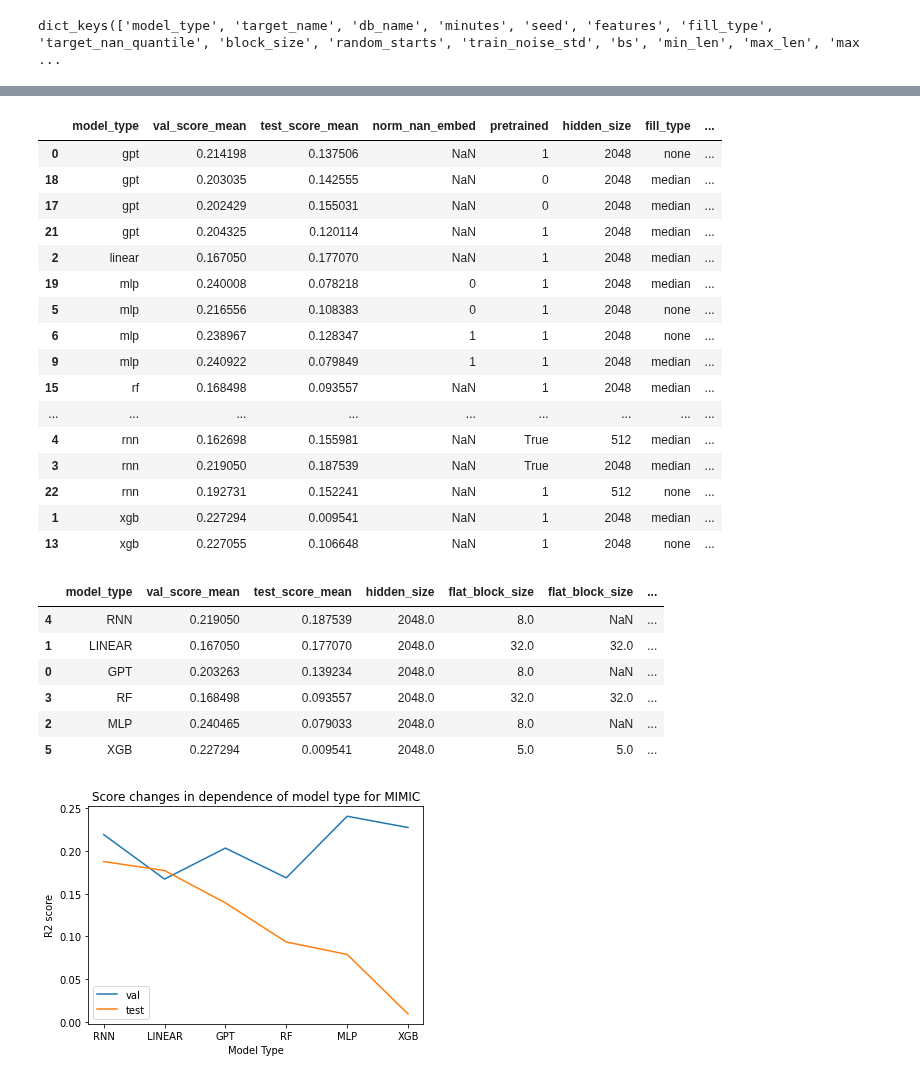
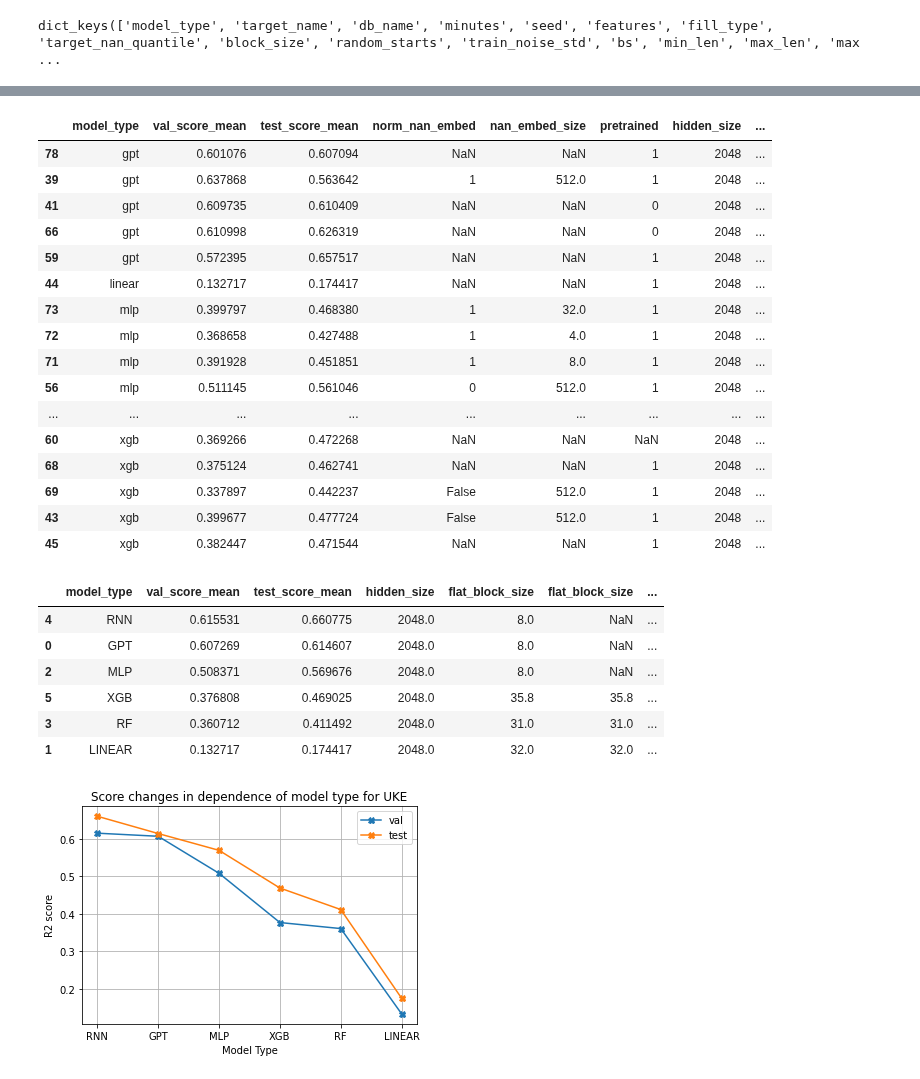
Before and after one commit to NotNANtoN/icp_prediction, a Jupyter notebook: analyze_tunings.ipynb, the cells around one changed output, grey strips where cells are left out. Saved outputs shown, nothing was run; the diff lists cells and outputs as text; code cells hidden in the pictures.

```diff
--- a/analyze_tunings.ipynb
+++ b/analyze_tunings.ipynb
@@ -92,5 +131,6 @@ sns.jointplot(x=x, y=y, data=all_df)
 # %%
 all_df = all_df.drop(columns=["tree_method", "gpu"])
+all_df = all_df[all_df["freeze_nan_embed"] != 1].drop(columns=["freeze_nan_embed"])
 # %%
 final_df = all_df[all_df["max_epochs"] == 30]
 final_df = final_df[final_df["opt_steps"] == 200]
@@ -111,6 +151,7 @@ Index(['model_type', 'db_name', 'fill_type', 'bs', 'max_epochs', 'lr',
       dtype='object')
 # %%
 score_comp = final_df[["model_type", "db_name", "val_score_mean", "test_score_mean", "norm_nan_embed",
+                       "nan_embed_size",
                       "pretrained", "hidden_size", "fill_type", "flat_block_size", "val_score_std",
                       "test_score_std"]]
 # %%
@@ -133,5 +194,5 @@ Index(['model_type', 'db_name', 'fill_type', 'bs', 'max_epochs', 'lr',
 # %%
-db = "MIMIC"
+db = "UKE"
 fill_type = "median"# "none", "median"
 
 plot_df = score_comp[score_comp["db_name"] == db].sort_values("model_type").drop(columns=["db_name"])
@@ -142,11 +203,15 @@ import matplotlib.pyplot as plt
 
 # rnn best hidden size
 rnn_df = first_models[first_models["model_type"] == "rnn"].sort_values("hidden_size").copy()
-ax1 = rnn_df.plot(x="hidden_size", y="val_score_mean", kind="line", label="val")
-rnn_df.plot(x="hidden_size", y="test_score_mean", kind="line", ax=ax1, label="test")
+ax1 = rnn_df.plot(x="hidden_size", y="val_score_mean", kind="line", label="val", style="-X")
+ax = rnn_df.plot(x="hidden_size", y="test_score_mean", kind="line", ax=ax1, label="test", style="-X")
+plt.grid(True)
 plt.ylabel("R2 score")
 plt.xlabel("Hidden Size")
 plt.title(f"Score changes in dependence of hidden size for {db}")
+# x-axis in log2 scale
+#plt.xscale('log', base=2)
+
 rnn_df[["hidden_size", "val_score_mean", "val_score_std", "test_score_mean", "test_score_std"]]
 # %% [output]
 |  | hidden_size | val_score_mean | val_score_std | test_score_mean | test_score_std |
@@ -161,48 +225,52 @@ rnn_df[["hidden_size", "val_score_mean", "val_score_std", "test_score_mean", "te
 # %%
 plot_df
 # %% [output]
-|  | model_type | val_score_mean | test_score_mean | norm_nan_embed | pretrained | hidden_size | fill_type | ... |
-| 0 | gpt | 0.214198 | 0.137506 | NaN | 1 | 2048 | none | ... |
-| 18 | gpt | 0.203035 | 0.142555 | NaN | 0 | 2048 | median | ... |
-| 17 | gpt | 0.202429 | 0.155031 | NaN | 0 | 2048 | median | ... |
-| 21 | gpt | 0.204325 | 0.120114 | NaN | 1 | 2048 | median | ... |
-| 2 | linear | 0.167050 | 0.177070 | NaN | 1 | 2048 | median | ... |
-| 19 | mlp | 0.240008 | 0.078218 | 0 | 1 | 2048 | median | ... |
-| 5 | mlp | 0.216556 | 0.108383 | 0 | 1 | 2048 | none | ... |
-| 6 | mlp | 0.238967 | 0.128347 | 1 | 1 | 2048 | none | ... |
-| 9 | mlp | 0.240922 | 0.079849 | 1 | 1 | 2048 | median | ... |
-| 15 | rf | 0.168498 | 0.093557 | NaN | 1 | 2048 | median | ... |
+|  | model_type | val_score_mean | test_score_mean | norm_nan_embed | nan_embed_size | pretrained | hidden_size | ... |
+| 78 | gpt | 0.601076 | 0.607094 | NaN | NaN | 1 | 2048 | ... |
+| 39 | gpt | 0.637868 | 0.563642 | 1 | 512.0 | 1 | 2048 | ... |
+| 41 | gpt | 0.609735 | 0.610409 | NaN | NaN | 0 | 2048 | ... |
+| 66 | gpt | 0.610998 | 0.626319 | NaN | NaN | 0 | 2048 | ... |
+| 59 | gpt | 0.572395 | 0.657517 | NaN | NaN | 1 | 2048 | ... |
+| 44 | linear | 0.132717 | 0.174417 | NaN | NaN | 1 | 2048 | ... |
+| 73 | mlp | 0.399797 | 0.468380 | 1 | 32.0 | 1 | 2048 | ... |
+| 72 | mlp | 0.368658 | 0.427488 | 1 | 4.0 | 1 | 2048 | ... |
+| 71 | mlp | 0.391928 | 0.451851 | 1 | 8.0 | 1 | 2048 | ... |
+| 56 | mlp | 0.511145 | 0.561046 | 0 | 512.0 | 1 | 2048 | ... |
 | ... | ... | ... | ... | ... | ... | ... | ... | ... |
-| 4 | rnn | 0.162698 | 0.155981 | NaN | True | 512 | median | ... |
-| 3 | rnn | 0.219050 | 0.187539 | NaN | True | 2048 | median | ... |
-| 22 | rnn | 0.192731 | 0.152241 | NaN | 1 | 512 | none | ... |
-| 1 | xgb | 0.227294 | 0.009541 | NaN | 1 | 2048 | median | ... |
-| 13 | xgb | 0.227055 | 0.106648 | NaN | 1 | 2048 | none | ... |
+| 60 | xgb | 0.369266 | 0.472268 | NaN | NaN | NaN | 2048 | ... |
+| 68 | xgb | 0.375124 | 0.462741 | NaN | NaN | 1 | 2048 | ... |
+| 69 | xgb | 0.337897 | 0.442237 | False | 512.0 | 1 | 2048 | ... |
+| 43 | xgb | 0.399677 | 0.477724 | False | 512.0 | 1 | 2048 | ... |
+| 45 | xgb | 0.382447 | 0.471544 | NaN | NaN | 1 | 2048 | ... |
 # %%
 # plot for best model per model type
 best_models = first_models[first_models["hidden_size"] == 2048].sort_values("model_type")
 #best_models = best_models[(best_models["pretrained"] == 0) | (best_models["model_type"] != "gpt")]
 best_models = best_models.groupby("model_type").mean().reset_index().sort_values("test_score_mean", ascending=False)
 # capitalize model_type
 best_models["model_type"] = best_models["model_type"].str.upper()
-ax1 = best_models.plot(x="model_type", y="val_score_mean", kind="line", label="val")
-ax2 = best_models.plot(x="model_type", y="test_score_mean", kind="line", label="test", ax=ax1)
+ax1 = best_models.plot(x="model_type", y="val_score_mean", kind="line", label="val", style="-X")
+ax2 = best_models.plot(x="model_type", y="test_score_mean", kind="line", label="test", ax=ax1, style="-X")
 plt.ylabel("R2 score")
 plt.xlabel("Model Type")
 plt.title(f"Score changes in dependence of model type for {db}")
+# enabled grid
+plt.grid(True)
+
+
 #sns.barplot(x="model_type", y="val_score_mean", data=best_models)
 # plot with std as error bar
 #sns.barplot(x="model_type", y="val_score_mean", data=best_models, yerr="val_score_std")
 best_models
 # %% [output]
 |  | model_type | val_score_mean | test_score_mean | hidden_size | flat_block_size | flat_block_size | ... |
-| 4 | RNN | 0.219050 | 0.187539 | 2048.0 | 8.0 | NaN | ... |
-| 1 | LINEAR | 0.167050 | 0.177070 | 2048.0 | 32.0 | 32.0 | ... |
-| 0 | GPT | 0.203263 | 0.139234 | 2048.0 | 8.0 | NaN | ... |
-| 3 | RF | 0.168498 | 0.093557 | 2048.0 | 32.0 | 32.0 | ... |
-| 2 | MLP | 0.240465 | 0.079033 | 2048.0 | 8.0 | NaN | ... |
-| 5 | XGB | 0.227294 | 0.009541 | 2048.0 | 5.0 | 5.0 | ... |
+| 4 | RNN | 0.615531 | 0.660775 | 2048.0 | 8.0 | NaN | ... |
+| 0 | GPT | 0.607269 | 0.614607 | 2048.0 | 8.0 | NaN | ... |
+| 2 | MLP | 0.508371 | 0.569676 | 2048.0 | 8.0 | NaN | ... |
+| 5 | XGB | 0.376808 | 0.469025 | 2048.0 | 35.8 | 35.8 | ... |
+| 3 | RF | 0.360712 | 0.411492 | 2048.0 | 31.0 | 31.0 | ... |
+| 1 | LINEAR | 0.132717 | 0.174417 | 2048.0 | 32.0 | 32.0 | ... |
-[figure, old version]
+[figure, new version]
 # %%
 fill_type_df = plot_df[plot_df["hidden_size"] == 2048].sort_values("model_type")
 
```
Also changed, not shown: parts of 12 cells of this notebook, 5 other files.
